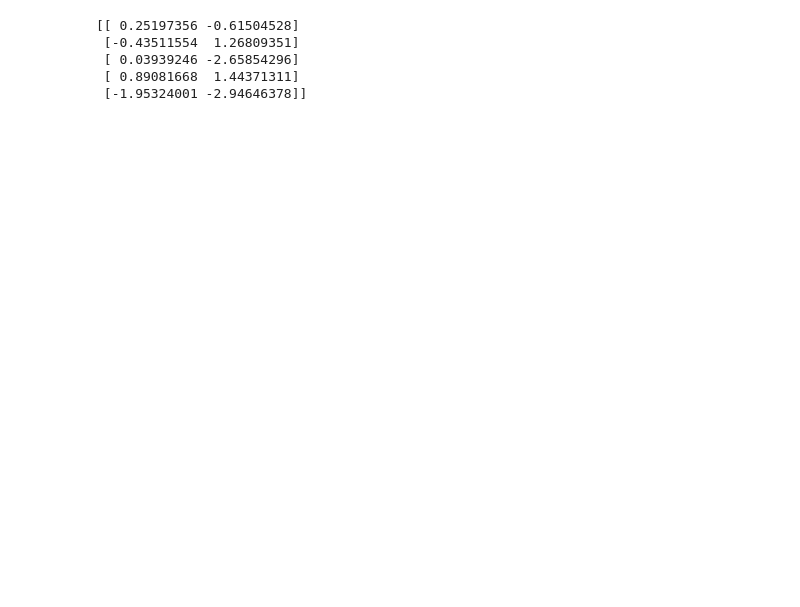
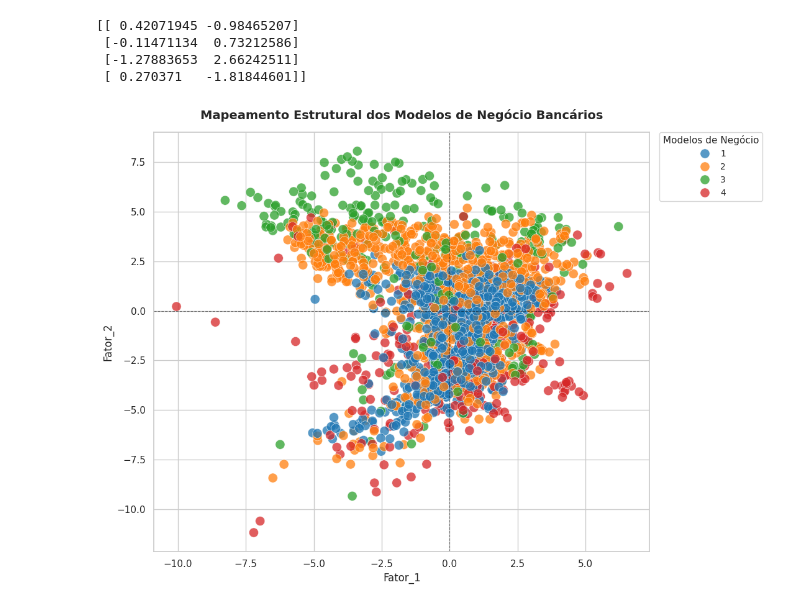
Before and after one commit to hspassos/banking, a Jupyter notebook: modelo_estrutural.ipynb, the cells around one changed output. Cells and saved outputs as stored; diff of their text form; code cells hidden in the pictures; blank space fills up the shorter version.

```diff
--- a/modelo_estrutural.ipynb
+++ b/modelo_estrutural.ipynb
@@ -390,8 +526,7 @@ Maior peso no Fator 1:
 # %%
-print(resultado_dict['centroid'])
+print(resultado_final['centroid'])
 # %% [output]
-[[ 0.25197356 -0.61504528]
- [-0.43511554  1.26809351]
- [ 0.03939246 -2.65854296]
- [ 0.89081668  1.44371311]
- [-1.95324001 -2.94646378]]
+[[ 0.42071945 -0.98465207]
+ [-0.11471134  0.73212586]
+ [-1.27883653  2.66242511]
+ [ 0.270371   -1.81844601]]
@@ -397,0 +548,13 @@ print(resultado_dict['centroid'])
+# %%
+def plotar_clusters(coordenadas):
+    coordenadas = coordenadas.reset_index()
+    coordenadas['ano'] = coordenadas['index'].str.split('_').str[0]
+    coordenadas['ano'] = coordenadas['ano'].astype(int)
+    coordenadas.insert(0, 'ano', coordenadas.pop('ano'))
+    coordenadas['cnpj'] = coordenadas['index'].str.split('_', expand=True)[1].str.strip()
+    coordenadas.insert(1, 'cnpj', coordenadas.pop('cnpj'))
+    coordenadas = coordenadas.drop(columns='index')
+
+    return(coordenadas)
+
+coordenadas = plotar_clusters(coordenadas)
@@ -397,0 +615,52 @@ print(resultado_dict['centroid'])
+# %%
+import matplotlib.pyplot as plt
+import seaborn as sns
+
+def plotar_clusters(coordenadas):
+    # 1. Definir o estilo visual do gráfico
+    sns.set_theme(style="whitegrid")
+    plt.figure(figsize=(11, 8))
+
+    # 2. Criar o gráfico de dispersão
+    # O parâmetro 'hue' faz a mágica de colorir por cluster automaticamente
+    grafico = sns.scatterplot(
+        data=coordenadas,
+        x='Fator_1',
+        y='Fator_2',
+        hue='Cluster',          # Coluna que define as cores
+        palette='tab10',        # Paleta de cores distintas para variáveis categóricas
+        alpha=0.75,             # Transparência para pontos sobrepostos
+        s=120,                  # Tamanho dos pontos
+        edgecolor='w',          # Contorno branco nos pontos para destacá-los
+        linewidth=0.5
+    )
+
+    # 3. Adicionar linhas cruzadas no zero (eixos cartesianos)
+    # Isso ajuda visualmente a dividir os 4 quadrantes dos modelos de negócio
+    plt.axhline(0, color='black', linestyle='--', linewidth=0.8, alpha=0.5)
+    plt.axvline(0, color='black', linestyle='--', linewidth=0.8, alpha=0.5)
+
+    # 4. Customizar os títulos e rótulos dos eixos com os significados econômicos
+    plt.title('Mapeamento Estrutural dos Modelos de Negócio Bancários', fontsize=14, fontweight='bold', pad=15)
+    #plt.xlabel('Fator 1: Tesouraria e Atacado (+) vs. Varejo Tradicional (-)', fontsize=11, labelpad=10)
+    #plt.ylabel('Fator 2: Risco e Inadimplência (+) vs. Liquidez e Segurança (-)', fontsize=11, labelpad=10)
+
+    # 5. Ajustar a legenda para que ela fique limpa e fora da área de plotagem
+    plt.legend(
+        title='Modelos de Negócio',
+        bbox_to_anchor=(1.02, 1),
+        loc='upper left',
+        borderaxespad=0,
+        fontsize=10,
+        title_fontsize=11
+    )
+
+    # 6. Otimizar o espaçamento para não cortar textos
+    plt.tight_layout()
+
+    # 7. Exibir o gráfico no Jupyter Notebook
+    plt.show()
+
+plotar_clusters(coordenadas)
+# %% [output]
+[figure, added]
```
Also changed, not shown: parts of 35 cells of this notebook, 2 other files.
